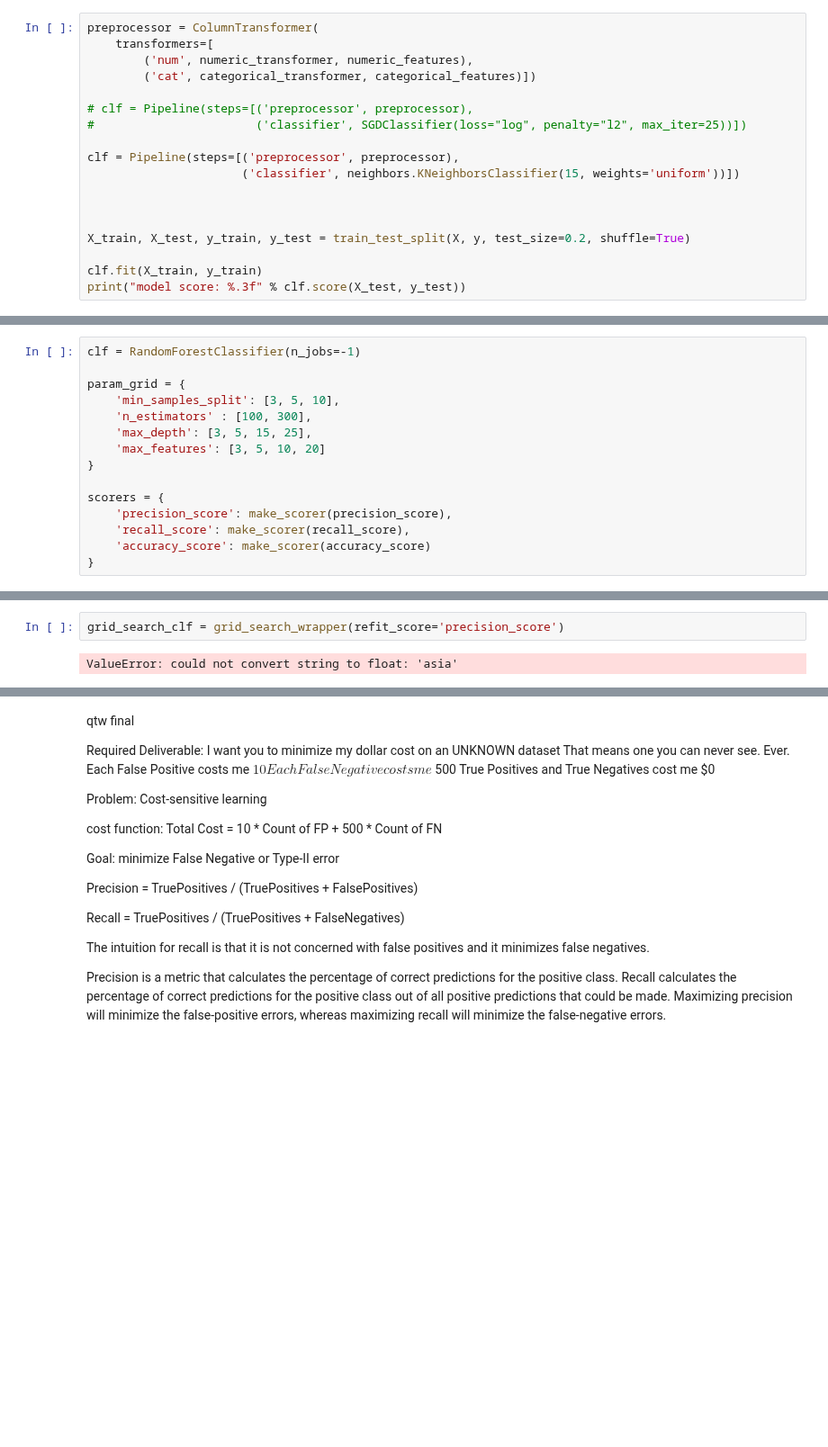
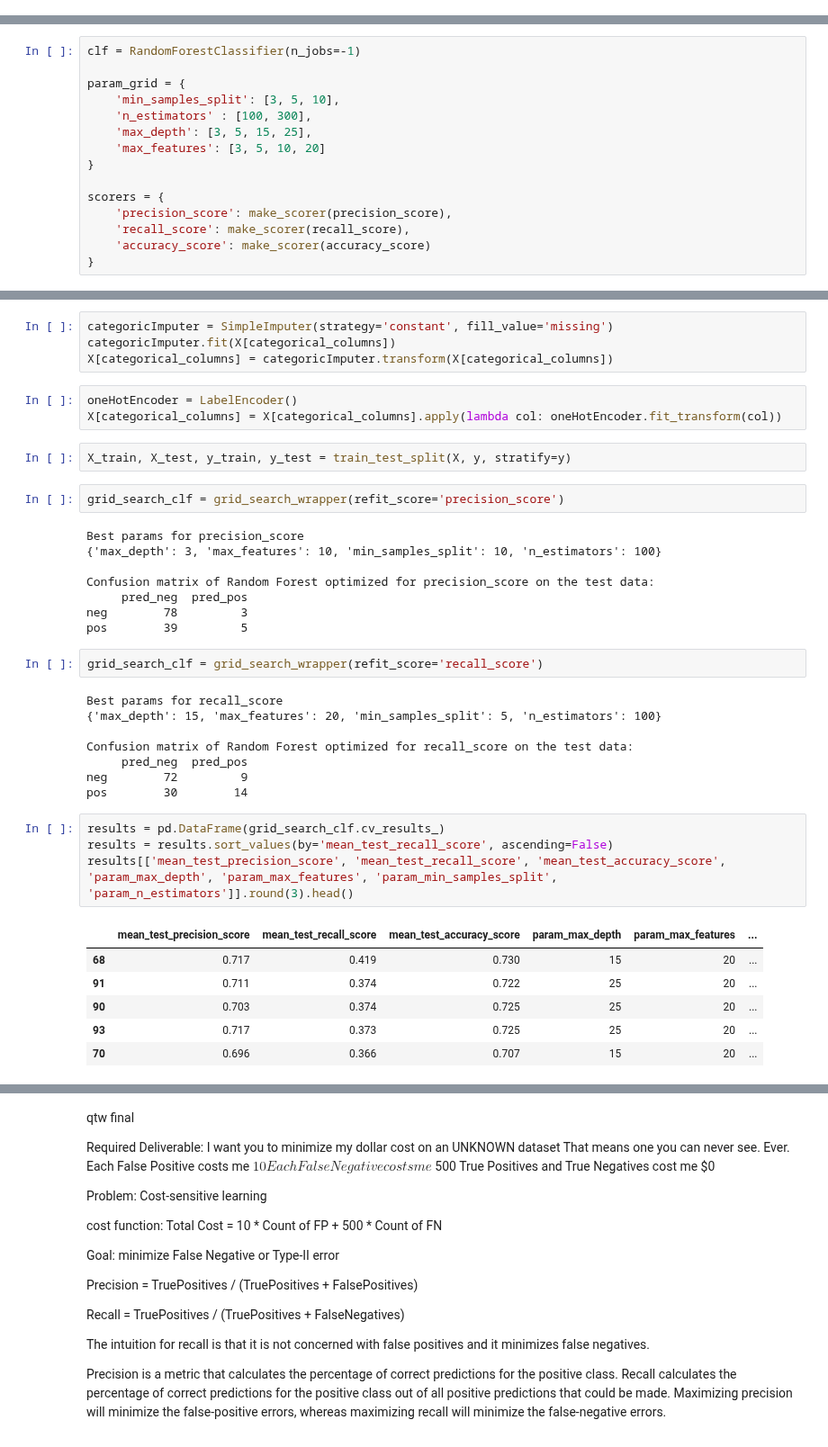
Before and after one commit to davxdan/Quantifying-The-World, a Jupyter notebook: Final/lJiang_kRollins_dDavieauCaseStudyQTWFinal.ipynb, the cells around one changed output, grey strips where cells are left out. Shown at 90% size. Drawn from its saved outputs; the diff is of its cells as text; blank space fills up the shorter version.

```diff
--- a/Final/lJiang_kRollins_dDavieauCaseStudyQTWFinal.ipynb
+++ b/Final/lJiang_kRollins_dDavieauCaseStudyQTWFinal.ipynb
@@ -180,18 +186,0 @@ model score: 0.696
-# %%
-preprocessor = ColumnTransformer(
-    transformers=[
-        ('num', numeric_transformer, numeric_features),
-        ('cat', categorical_transformer, categorical_features)])
-
-# clf = Pipeline(steps=[('preprocessor', preprocessor),
-#                       ('classifier', SGDClassifier(loss="log", penalty="l2", max_iter=25))])
-
-clf = Pipeline(steps=[('preprocessor', preprocessor),
-                      ('classifier', neighbors.KNeighborsClassifier(15, weights='uniform'))])
-
-
-
-X_train, X_test, y_train, y_test = train_test_split(X, y, test_size=0.2, shuffle=True)
-
-clf.fit(X_train, y_train)
-print("model score: %.3f" % clf.score(X_test, y_test))
@@ -257,4 +262,40 @@ def grid_search_wrapper(refit_score='precision_score'):
+# %%
+categoricImputer = SimpleImputer(strategy='constant', fill_value='missing')
+categoricImputer.fit(X[categorical_columns])
+X[categorical_columns] = categoricImputer.transform(X[categorical_columns])
+# %%
+oneHotEncoder = LabelEncoder()
+X[categorical_columns] = X[categorical_columns].apply(lambda col: oneHotEncoder.fit_transform(col))
+# %%
+X_train, X_test, y_train, y_test = train_test_split(X, y, stratify=y)
 # %%
 grid_search_clf = grid_search_wrapper(refit_score='precision_score')
 # %% [output]
-ValueError: could not convert string to float: 'asia'
+Best params for precision_score
+{'max_depth': 3, 'max_features': 10, 'min_samples_split': 10, 'n_estimators': 100}
+
+Confusion matrix of Random Forest optimized for precision_score on the test data:
+     pred_neg  pred_pos
+neg        78         3
+pos        39         5
+# %%
+grid_search_clf = grid_search_wrapper(refit_score='recall_score')
+# %% [output]
+Best params for recall_score
+{'max_depth': 15, 'max_features': 20, 'min_samples_split': 5, 'n_estimators': 100}
+
+Confusion matrix of Random Forest optimized for recall_score on the test data:
+     pred_neg  pred_pos
+neg        72         9
+pos        30        14
+# %%
+results = pd.DataFrame(grid_search_clf.cv_results_)
+results = results.sort_values(by='mean_test_recall_score', ascending=False)
+results[['mean_test_precision_score', 'mean_test_recall_score', 'mean_test_accuracy_score', 'param_max_depth', 'param_max_features', 'param_min_samples_split', 'param_n_estimators']].round(3).head()
+# %% [output]
+|  | mean_test_precision_score | mean_test_recall_score | mean_test_accuracy_score | param_max_depth | param_max_features | ... |
+| 68 | 0.717 | 0.419 | 0.730 | 15 | 20 | ... |
+| 91 | 0.711 | 0.374 | 0.722 | 25 | 20 | ... |
+| 90 | 0.703 | 0.374 | 0.725 | 25 | 20 | ... |
+| 93 | 0.717 | 0.373 | 0.725 | 25 | 20 | ... |
+| 70 | 0.696 | 0.366 | 0.707 | 15 | 20 | ... |
```
Also changed, not shown: parts of 23 cells of this notebook.
